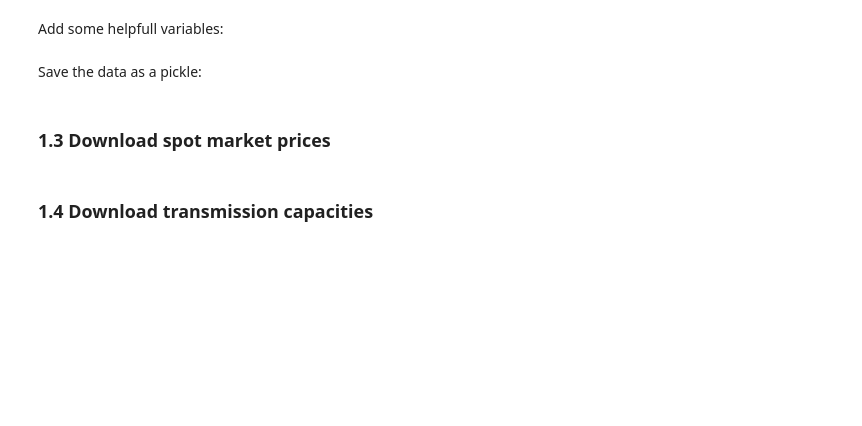
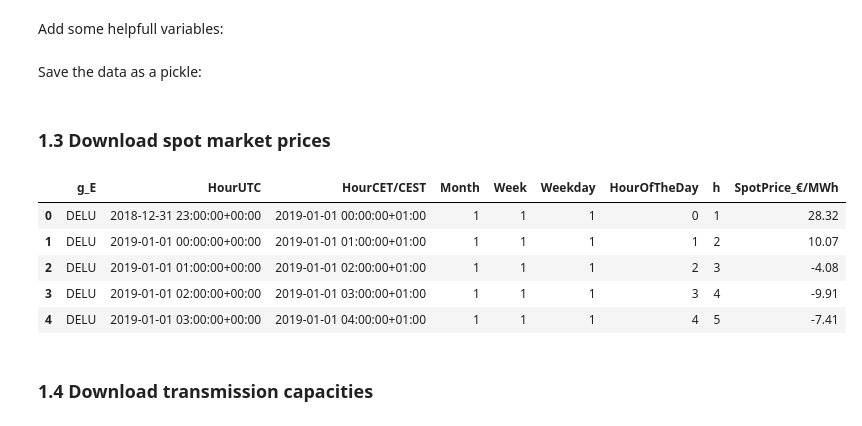
Before and after one commit to marcherger/EnergyEconGroupWork, a Jupyter notebook: DownloadDataForDK/A_DownloadFromENTSOe.ipynb, the cells around one changed output. Saved outputs shown, nothing was run; the diff lists cells and outputs as text; code cells hidden in the pictures; blank space fills up the shorter version.

```diff
--- a/DownloadDataForDK/A_DownloadFromENTSOe.ipynb
+++ b/DownloadDataForDK/A_DownloadFromENTSOe.ipynb
@@ -229,4 +265,13 @@ df_prices['h'] = df_prices.groupby('g_E')['h'].cumsum()
 df_prices['g_E'] = df_prices['g_E'].str.replace('_','')
 new_col_order = ['g_E','HourUTC','HourCET/CEST','Month','Week','Weekday','HourOfTheDay','h','SpotPrice_€/MWh']
 df_prices = df_prices[new_col_order].sort_values(['g_E','h']).reset_index(drop=True)
+# %%
+df_prices.head()
+# %% [output]
+|  | g_E | HourUTC | HourCET/CEST | Month | Week | Weekday | HourOfTheDay | h | SpotPrice_€/MWh |
+| 0 | DELU | 2018-12-31 23:00:00+00:00 | 2019-01-01 00:00:00+01:00 | 1 | 1 | 1 | 0 | 1 | 28.32 |
+| 1 | DELU | 2019-01-01 00:00:00+00:00 | 2019-01-01 01:00:00+01:00 | 1 | 1 | 1 | 1 | 2 | 10.07 |
+| 2 | DELU | 2019-01-01 01:00:00+00:00 | 2019-01-01 02:00:00+01:00 | 1 | 1 | 1 | 2 | 3 | -4.08 |
+| 3 | DELU | 2019-01-01 02:00:00+00:00 | 2019-01-01 03:00:00+01:00 | 1 | 1 | 1 | 3 | 4 | -9.91 |
+| 4 | DELU | 2019-01-01 03:00:00+00:00 | 2019-01-01 04:00:00+01:00 | 1 | 1 | 1 | 4 | 5 | -7.41 |
 # %%
```
Also changed, not shown: parts of 17 cells of this notebook, 10 other files.
